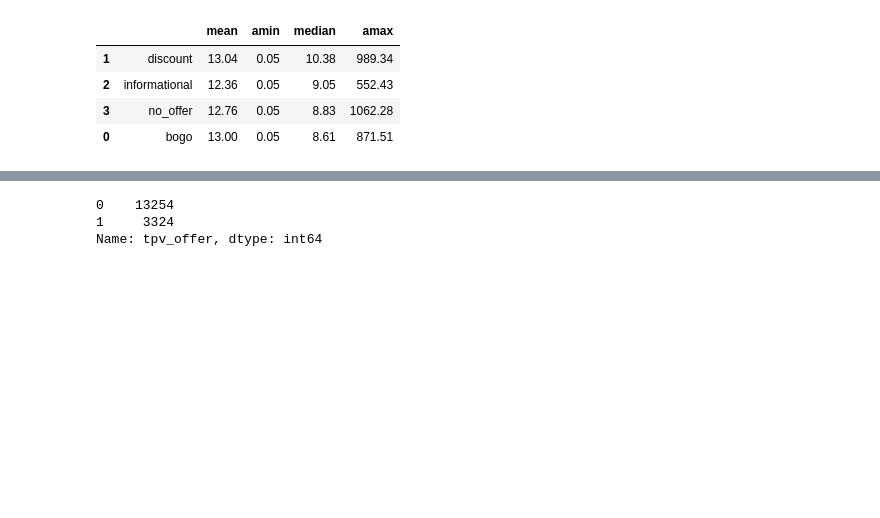
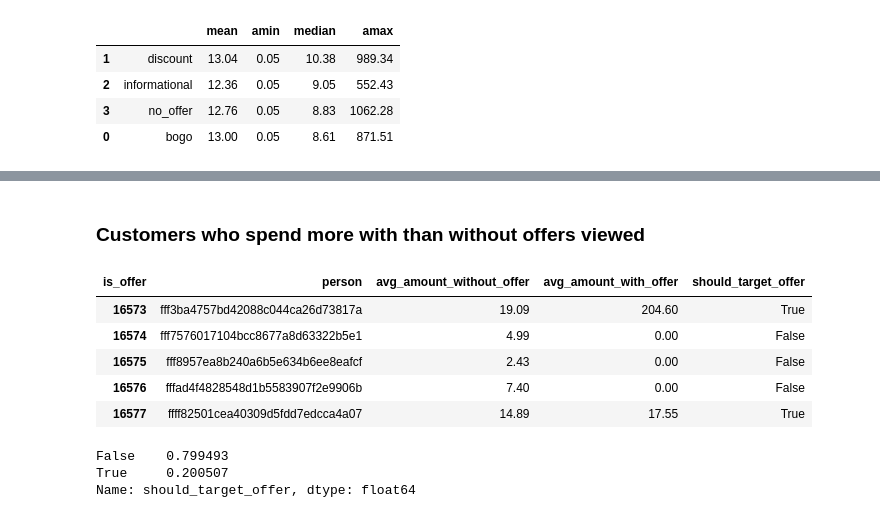
Before and after one commit to AndreGoncalves013/Starbucks_Customer_Offer_Targeting, a Jupyter notebook: src/starbucks_offers_eda.ipynb, the cells around one changed output, grey strips where cells are left out. Drawn from its saved outputs; the diff is of its cells as text; code cells hidden in the pictures; blank space fills up the shorter version.

```diff
--- a/src/starbucks_offers_eda.ipynb
+++ b/src/starbucks_offers_eda.ipynb
@@ -181,10 +207,22 @@ all_transactions_df['is_offer'] = (all_transactions_df.offer_type != 'no_offer')
+# %% [markdown]
+### Customers who spend more with than without offers viewed
 # %%
+
 grouped_df = all_transactions_df.groupby(['person', 'is_offer']).amount.mean().reset_index()
 pivot_df = grouped_df.pivot(index='person', columns='is_offer', values='amount').fillna(0).round(2).reset_index()
-pivot_df['tpv_offer'] = (pivot_df[1] > pivot_df[0])*1
+pivot_df = pivot_df.rename(columns={0:'avg_amount_without_offer', 1:'avg_amount_with_offer'})
+pivot_df['should_target_offer'] = pivot_df['avg_amount_with_offer'] > pivot_df['avg_amount_without_offer']
+pivot_df.tail()
+# %% [output]
+| is_offer | person | avg_amount_without_offer | avg_amount_with_offer | should_target_offer |
+| 16573 | fff3ba4757bd42088c044ca26d73817a | 19.09 | 204.60 | True |
+| 16574 | fff7576017104bcc8677a8d63322b5e1 | 4.99 | 0.00 | False |
+| 16575 | fff8957ea8b240a6b5e634b6ee8eafcf | 2.43 | 0.00 | False |
+| 16576 | fffad4f4828548d1b5583907f2e9906b | 7.40 | 0.00 | False |
+| 16577 | ffff82501cea40309d5fdd7edcca4a07 | 14.89 | 17.55 | True |
 # %%
-pivot_df.tpv_offer.value_counts()
+pivot_df.should_target_offer.value_counts(normalize=True)
 # %% [output]
-0    13254
-1     3324
-Name: tpv_offer, dtype: int64
+False    0.799493
+True     0.200507
+Name: should_target_offer, dtype: float64
```
Also changed, not shown: parts of 21 cells of this notebook.
